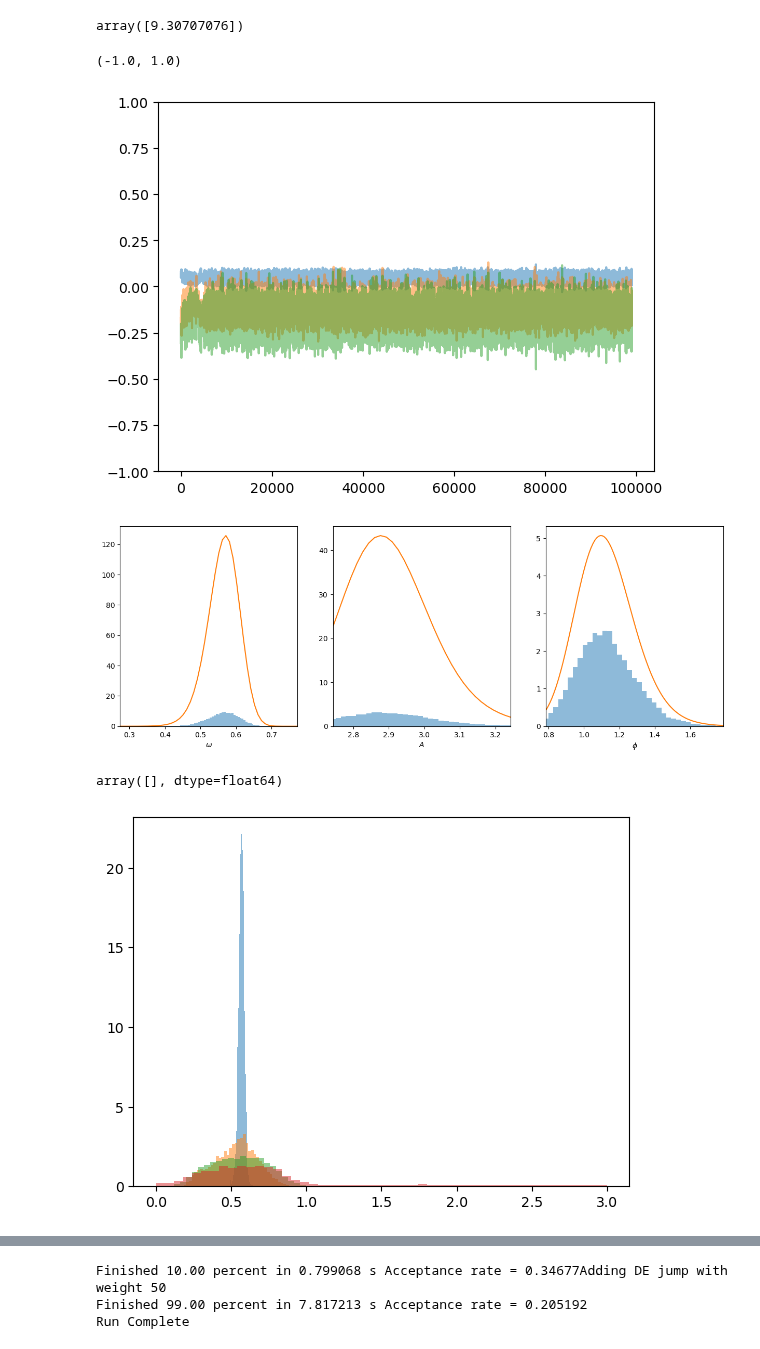
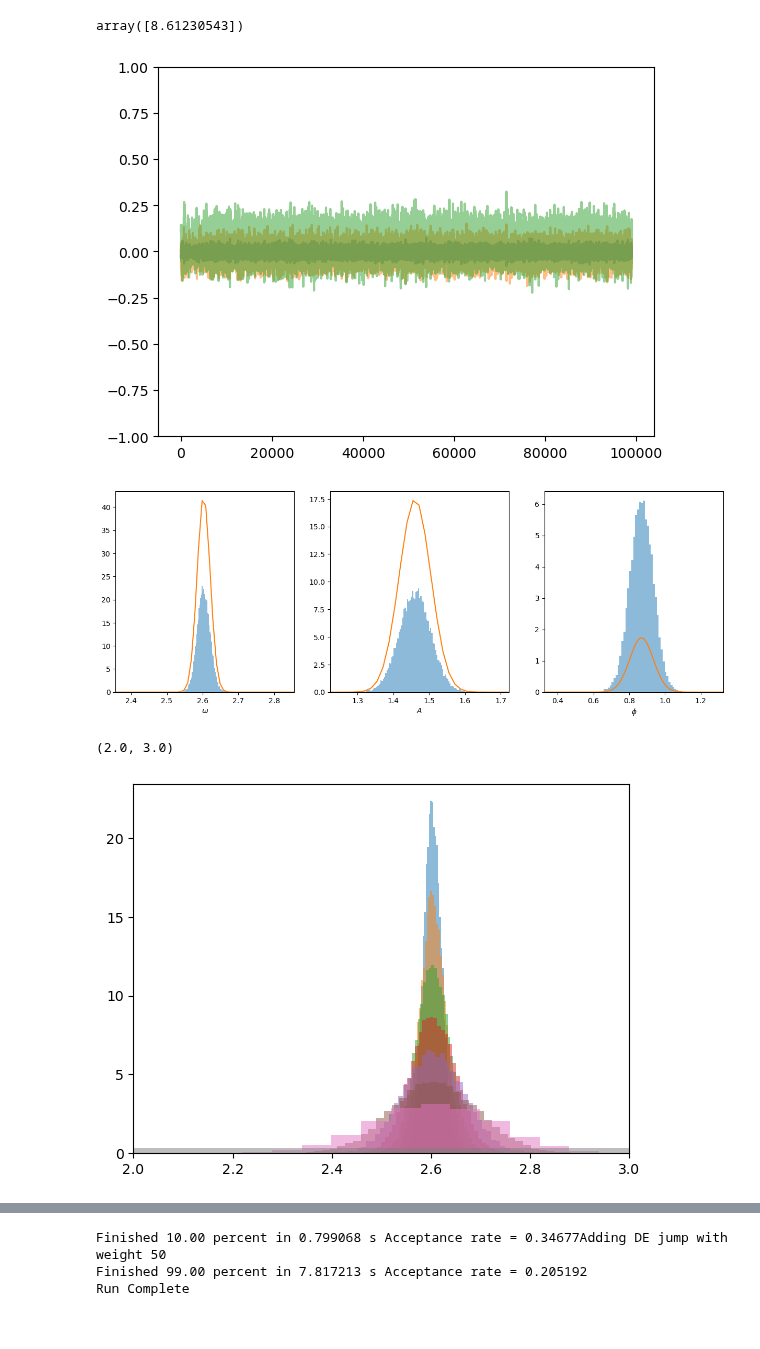
Before and after one commit to AaronDJohnson/impulse_mcmc, a Jupyter notebook: examples/test.ipynb, the cells around one changed output, grey strips where cells are left out. Cells and saved outputs as stored; diff of their text form; code cells hidden in the pictures.

```diff
--- a/examples/test.ipynb
+++ b/examples/test.ipynb
@@ -58,64 +55,65 @@ plt.show()
 # %%
 # now sample it!
-sampler = PTTestSampler(3, lnlike, lnprior, cov_update=100, ntemps=4, swap_steps=10)
+sampler = PTTestSampler(3, lnlike, lnprior, cov_update=100, ntemps=8, swap_steps=10, inf_temp=True)
 # %%
 sampler.sample(np.array([2, 3, 1]), 100_000, thin=1)
 # %%
 from emcee.autocorr import integrated_time
 # %%
 chains = []
-for ii in range(4):
+for ii in range(8):
     with open(f'/Users/aaron/Documents/GitHub/impulse_mcmc/examples/chains/chain_{ii}.txt') as fp:
         chains.append(np.loadtxt(fp))
 # %%
-integrated_time(chains[0][20_000::1, 2])
+integrated_time(chains[0][20000::1, 2])
 # %% [output]
-array([9.30707076])
+array([8.61230543])
 # %%
 plt.plot(chains[0][:, 0] - omega_real, alpha = 0.5)
 plt.plot(chains[0][:, 1] - a_real, alpha = 0.5)
 plt.plot(chains[0][:, 2] - phi_real, alpha = 0.5)
-plt.ylim([-1, 1])
+plt.ylim([-1, 1]);
 # %% [output]
-(-1.0, 1.0)
-[figure, old version]
+[figure, new version]
 # %%
-chain_idx = 3
+chain_idx = 0
 temp = sampler.ptstate.ladder[chain_idx]
 
 omega_post = np.sum(np.exp(1 / temp * (total - np.max(total))), axis=(0, 2))
 phi_post = np.sum(np.exp(1 / temp * (total - np.max(total))), axis=(0, 1))
 a_post = np.sum(np.exp(1 / temp * (total - np.max(total))), axis=(1, 2))
 
 fig, ax = plt.subplots(1, 3, figsize=(15, 5))
 ax[0].hist(chains[chain_idx][:, 0], alpha=0.5, bins=70, density=True)
 ax[0].plot(omega, omega_post / 1.2)
 ax[0].set_xlim(([omega_real - 0.25, omega_real + 0.25]))
 ax[0].set_xlabel(r'$\omega$')
 
 ax[1].hist(chains[chain_idx][:, 1], alpha=0.5, bins=100, density=True)
 ax[1].plot(a, a_post / 2)
 ax[1].set_xlim(([a_real - 0.25, a_real + 0.25]))
 ax[1].set_xlabel(r'$A$')
 
 ax[2].hist(chains[chain_idx][:, 2], alpha=0.5, bins=50, density=True)
 ax[2].plot(phi, phi_post / 8.5)
 ax[2].set_xlim(([phi_real - 0.5, phi_real + 0.5]))
 ax[2].set_xlabel(r'$\phi$')
 plt.show()
 # %% [output]
-[figure, old version]
+[figure, new version]
-# %%
-sampler.ptstate.compute_accept_ratio()
-# %% [output]
-array([], dtype=float64)
 # %%
 plt.hist(chains[0][:, 0], alpha=0.5, bins=50, density=True);
 plt.hist(chains[1][:, 0], alpha=0.5, bins=50, density=True);
 plt.hist(chains[2][:, 0], alpha=0.5, bins=50, density=True);
 plt.hist(chains[3][:, 0], alpha=0.5, bins=50, density=True);
+plt.hist(chains[4][:, 0], alpha=0.5, bins=50, density=True);
+plt.hist(chains[5][:, 0], alpha=0.5, bins=50, density=True);
+plt.hist(chains[6][:, 0], alpha=0.5, bins=50, density=True);
+plt.hist(chains[7][:, 0], alpha=0.5, bins=50, density=True);
+plt.xlim([2, 3])
 # %% [output]
+(2.0, 3.0)
-[figure, old version]
+[figure, new version]
 # %%
 burn = 20_000
 
```
Also changed, not shown: parts of 4 cells of this notebook, 3 other files.
